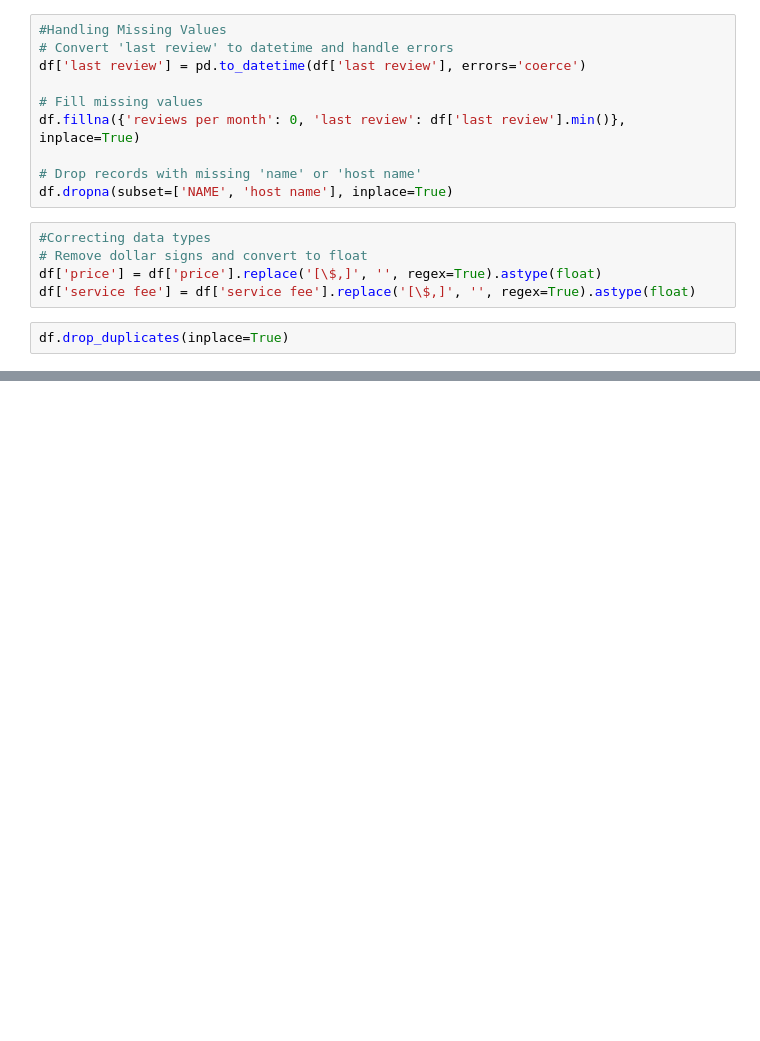
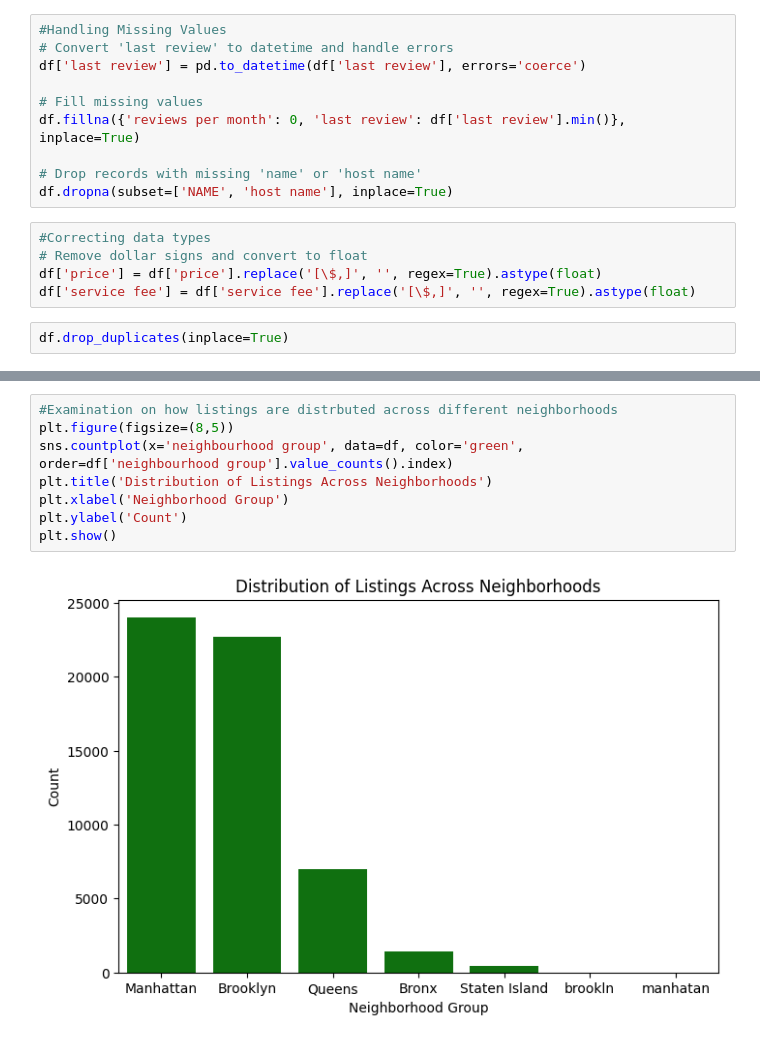
Before and after one commit to BranMerx/Airbnb-Data-Analysis, a Jupyter notebook: Airbnb_Data_Analysis.ipynb, the cells around one changed output, grey strips where cells are left out. Cells and saved outputs as stored; diff of their text form; blank space fills up the shorter version.

```diff
--- a/Airbnb_Data_Analysis.ipynb
+++ b/Airbnb_Data_Analysis.ipynb
@@ -99,0 +145,11 @@ None
+# %%
+#Examination on how listings are distrbuted across different neighborhoods
+plt.figure(figsize=(8,5))
+sns.countplot(x='neighbourhood group', data=df, color='green',
+order=df['neighbourhood group'].value_counts().index)
+plt.title('Distribution of Listings Across Neighborhoods')
+plt.xlabel('Neighborhood Group')
+plt.ylabel('Count')
+plt.show()
+# %% [output]
+[figure, added]
```
Also changed, not shown: parts of 7 cells of this notebook.
